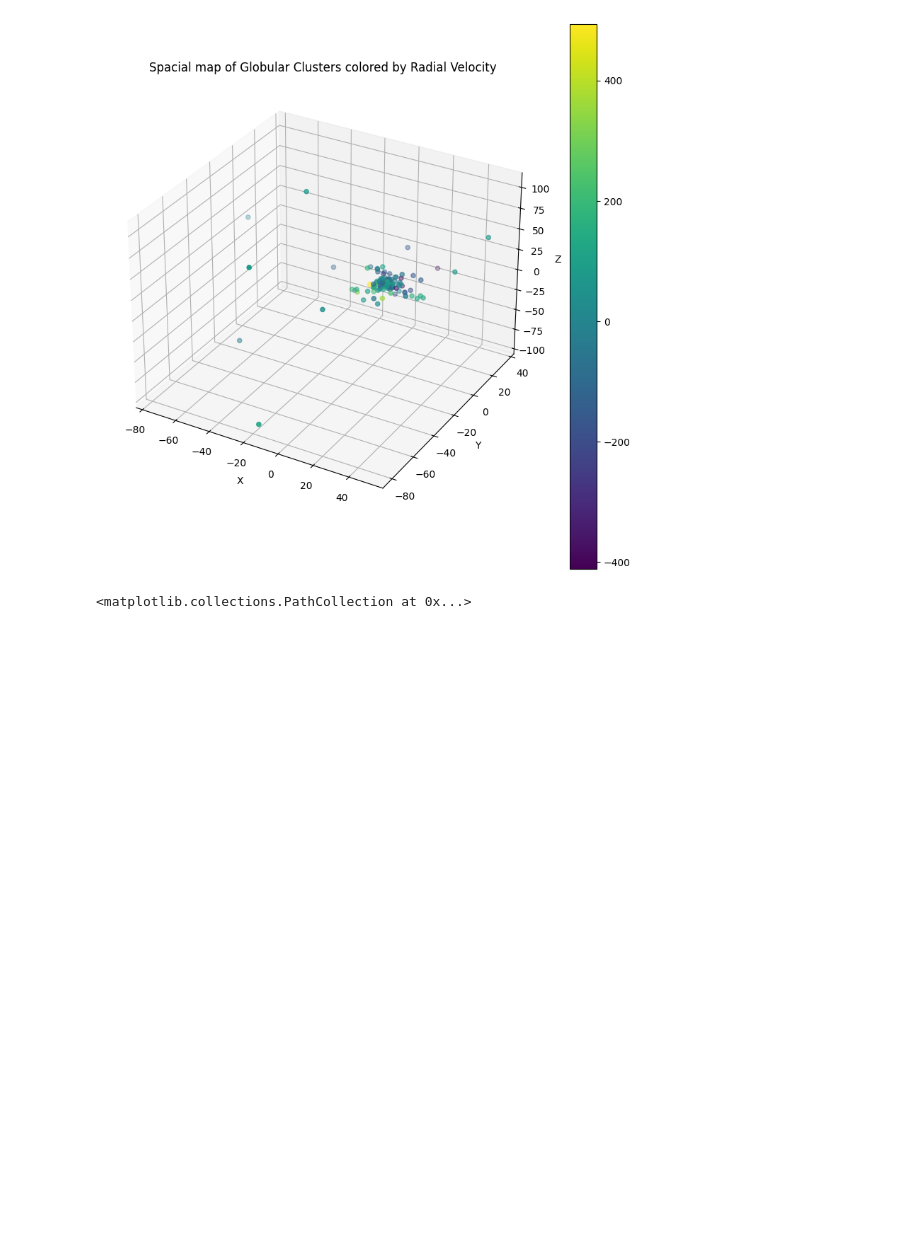
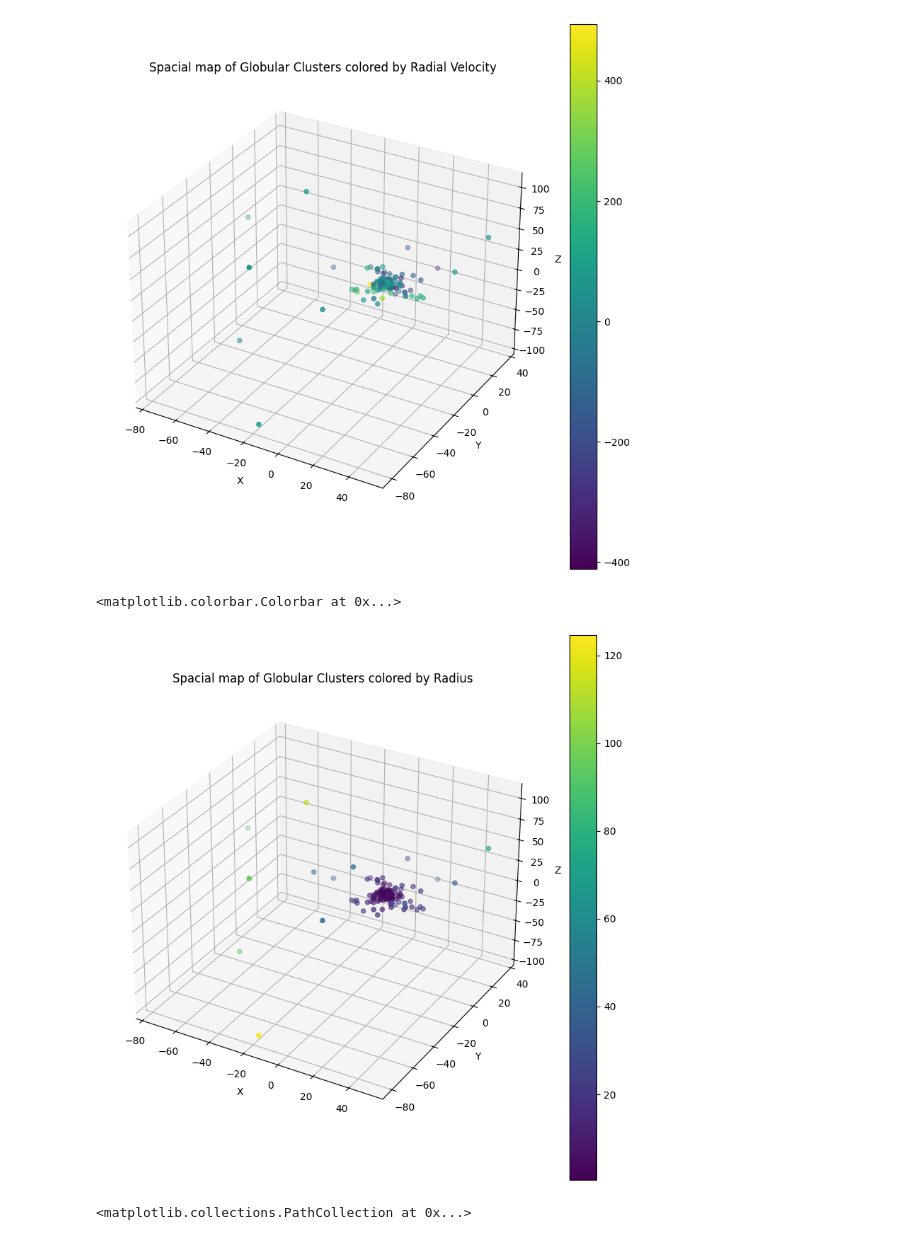
Before and after one commit to gigisheehan06-blip/3116-Comp-group2, a Jupyter notebook: gigi.ipynb, the cells around one changed output. Drawn from its saved outputs; the diff is of its cells as text; code cells hidden in the pictures; blank space fills up the shorter version.

Commit message:
Gigi: 3d scatplot colored by radius

```diff
--- a/gigi.ipynb
+++ b/gigi.ipynb
@@ -156,6 +156,19 @@ plt.colorbar(p)
 # %% [output]
 <matplotlib.colorbar.Colorbar at 0x...>
 [figure]
+# %%
+fig = plt.figure(figsize=(10,10))
+ax = fig.add_subplot(projection='3d')
+
+p = ax.scatter(Harris_i_iii['X'],Harris_i_iii['Y'],Harris_i_iii['Z'], c= Harris_i_iii['R_gc'])
+plt.xlabel('X')
+plt.ylabel('Y')
+ax.set_zlabel('Z')
+plt.title('Spacial map of Globular Clusters colored by Radius')
+plt.colorbar(p)
+# %% [output]
+<matplotlib.colorbar.Colorbar at 0x...>
+[figure, added]
 # %%
 #Create a filter for velocit
 
```
